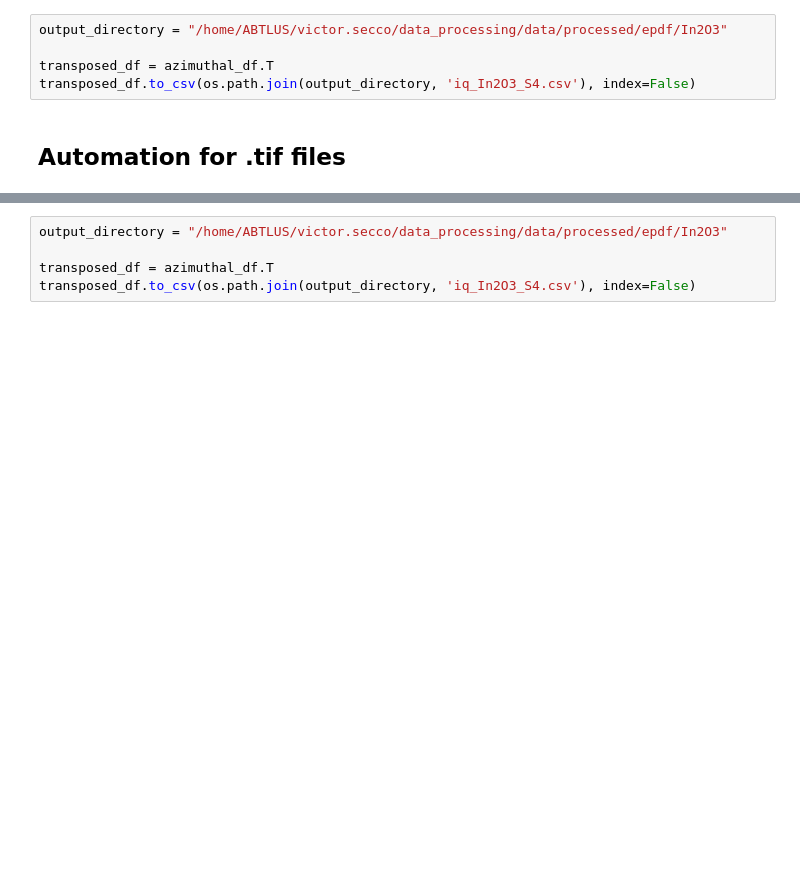
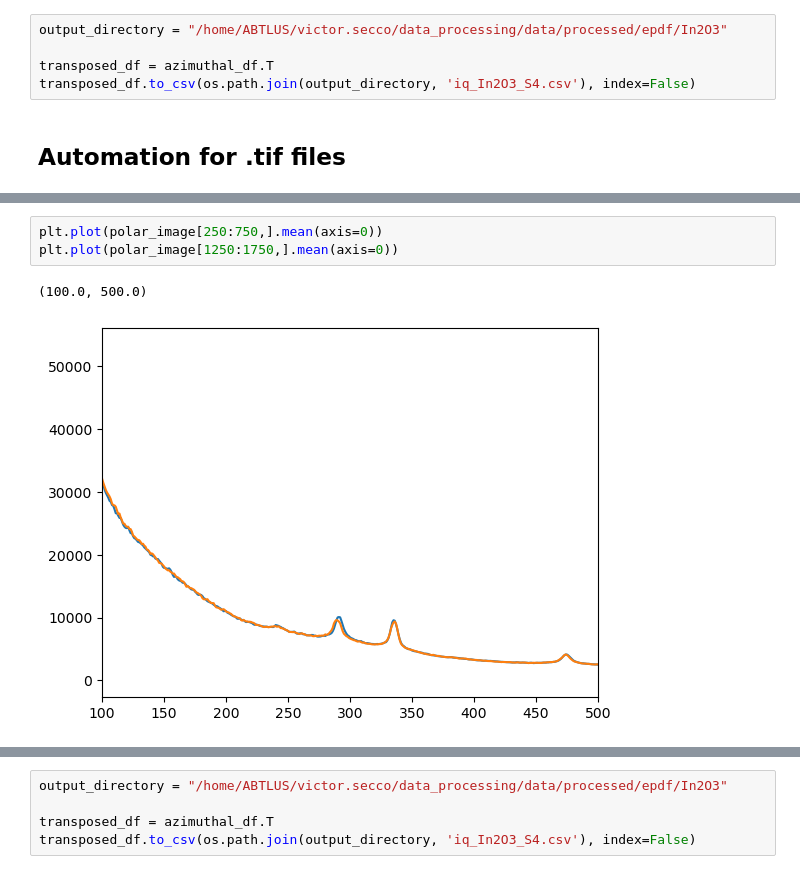
Before and after one commit to victorsecco/PyeRDF, a Jupyter notebook: notebooks/workflows/epdf/01_auto_dp.processing.ipynb, the cells around one changed output, grey strips where cells are left out. Saved outputs shown, nothing was run; the diff lists cells and outputs as text; blank space fills up the shorter version.

```diff
--- a/notebooks/workflows/epdf/01_auto_dp.processing.ipynb
+++ b/notebooks/workflows/epdf/01_auto_dp.processing.ipynb
@@ -329,0 +354,6 @@ plt.plot(iq)
+# %%
+plt.plot(polar_image[250:750,].mean(axis=0))
+plt.plot(polar_image[1250:1750,].mean(axis=0))
+# %% [output]
+(100.0, 500.0)
+[figure, added]
```
Also changed, not shown: parts of 10 cells of this notebook, 7 other files.
